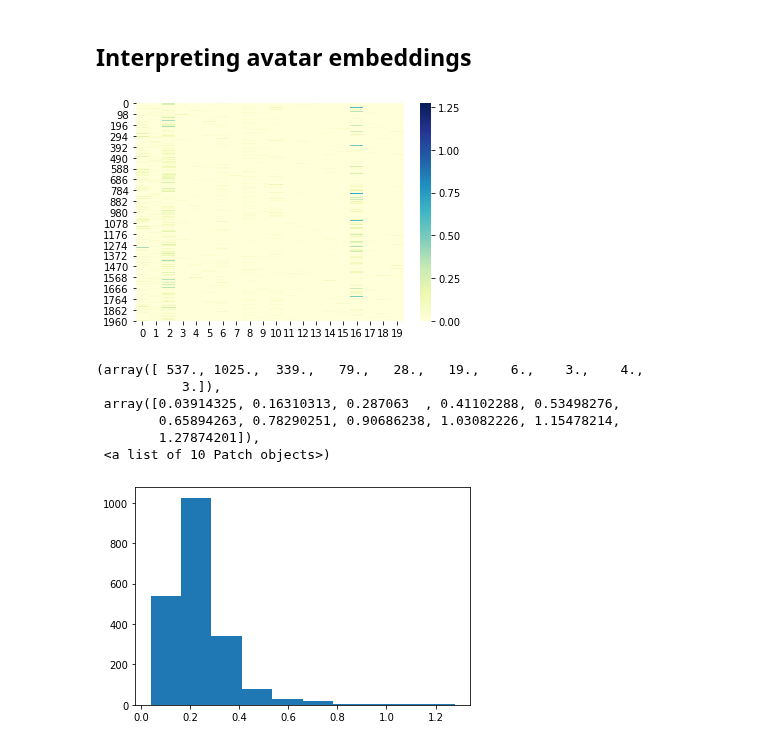
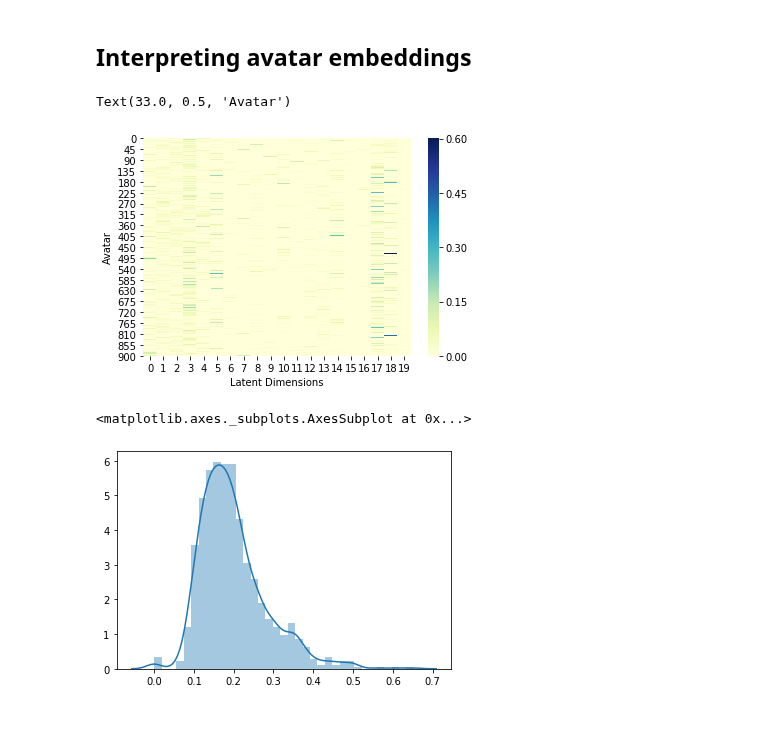
Before and after one commit to nataliavelez/OneHourOneLife, a Jupyter notebook: 6_database/nmf_database.ipynb, the cells around one changed output. Saved outputs shown, nothing was run; the diff lists cells and outputs as text; code cells hidden in the pictures.

```diff
--- a/6_database/nmf_database.ipynb
+++ b/6_database/nmf_database.ipynb
@@ -61,0 +65,8 @@ jobMatrix.shape
+# %%
+playerDF = pd.DataFrame(db.lifelogs.find({"avatar":{"$in":list(avatarId)}})) #query for avatar ids
+#set up some filters
+playerDF = playerDF[(playerDF['age']>=14) & (playerDF['cause_of_death'] != 'disconnect')] #remove people
+# %%
+#create new cleaned job matrix
+jobMatrix = np.array([q['items'] for q in db.jobmatrix.find({'avatar': {"$in": list(playerDF['avatar'])}})])
+avatarId = [q['avatar'] for q in db.jobmatrix.find({'avatar': {"$in": list(playerDF['avatar'])}})]
@@ -108,6 +87,6 @@ plt.hist(jobMatrixCleaned.sum(axis = 0), bins = 20) #histrogram of items and how
 # %%
-trimmed_idx = [itemDict[idx] for idx, include in enumerate(jobMatrixCleaned.sum(axis = 0)>0) if include] #create trimmed indicies
-jobMatrixCleaned = jobMatrixCleaned[:,jobMatrixCleaned.sum(axis = 0)>0] #remove all columns that no users have interacted with
+trimmed_idx = [itemDict[idx] for idx, include in enumerate(jobMatrix.sum(axis = 0)>0) if include] #create trimmed indicies
+jobMatrixCleaned = jobMatrix[:,jobMatrix.sum(axis = 0)>0] #remove all columns that no users have interacted with
 # %%
 jobMatrixCleaned.shape #new cleaned job matrix dimensions
 #TODO: Build a dictionary to relate each row to each avatar id
@@ -138,6 +121,7 @@ tfidfJobMatrix = tfIdfMat * jobMatrixCleaned #now compute tfidf
 #Normalized rows
 row_sums = tfidfJobMatrix.sum(axis=1)
 tfidfJobMatrixNormalized = tfidfJobMatrix / row_sums[:, np.newaxis]
+tfidfJobMatrixNormalized = np.nan_to_num(tfidfJobMatrixNormalized)
 # %% [markdown]
 # Non-negative matrix factorization
 # %%
@@ -197,16 +185,14 @@ Floor Stakes : 0.03844484343309042
 ## Interpreting avatar embeddings
 # %%
 ax = sns.heatmap(W,  cmap="YlGnBu") #players are loading very heavily onto dims 2 and 16. We may need better preprocessing
+ax.set_xlabel('Latent Dimensions')
+ax.set_ylabel('Avatar')
 # %% [output]
+Text(33.0, 0.5, 'Avatar')
-[figure, old version]
+[figure, new version]
 # %%
 #Sum of loadings
-plt.hist(W.sum(axis = 1)) #The magnitude of the embedding vector for each player tells us how confidently we are able to assign that player to the latent space.
+sns.distplot(W.sum(axis = 1)) #The magnitude of the embedding vector for each player tells us how confidently we are able to assign that player to the latent space.
 # %% [output]
-(array([ 537., 1025.,  339.,   79.,   28.,   19.,    6.,    3.,    4.,
-           3.]),
- array([0.03914325, 0.16310313, 0.287063  , 0.41102288, 0.53498276,
-        0.65894263, 0.78290251, 0.90686238, 1.03082226, 1.15478214,
-        1.27874201]),
- <a list of 10 Patch objects>)
+<matplotlib.axes._subplots.AxesSubplot at 0x...>
-[figure, old version]
+[figure, new version]
```
Also changed, not shown: parts of 33 cells of this notebook.
